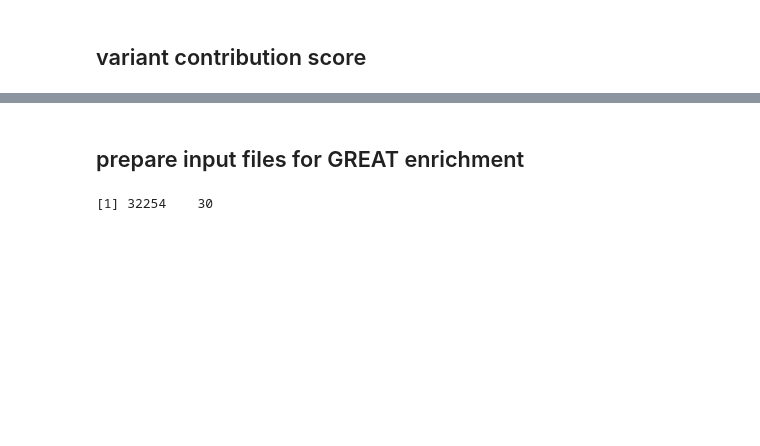
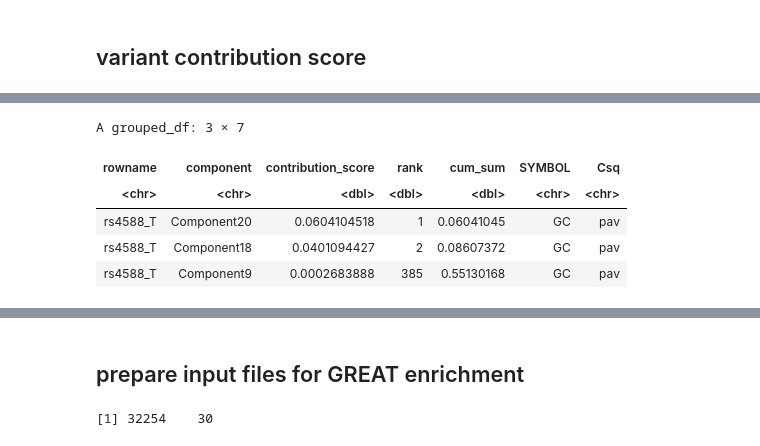
Before and after one commit to rivas-lab/biobank-methods-dev, a Jupyter notebook: notebook/20210422_SRRR/Biomarkers_rank35/1_loading_plots.ipynb, the cells around one changed output, grey strips where cells are left out. Drawn from its saved outputs; the diff is of its cells as text; code cells hidden in the pictures; blank space fills up the shorter version.

```diff
--- a/notebook/20210422_SRRR/Biomarkers_rank35/1_loading_plots.ipynb
+++ b/notebook/20210422_SRRR/Biomarkers_rank35/1_loading_plots.ipynb
@@ -139,0 +244,15 @@ ggsave('var_contribution_cumsum.pdf', p_var_contribution_cumsum, width=24, heigh
+# %%
+var_contribution_df %>%
+filter(component %in% c('Component9', 'Component18', 'Component20')) %>%
+filter(rowname == 'rs4588_T') %>%
+left_join(
+    var_annot_df %>% select(SYMBOL, ID_ALT, Csq),
+    by=c('rowname'='ID_ALT')
+)
+# %% [output]
+A grouped_df: 3 × 7
+| rowname | component | contribution_score | rank | cum_sum | SYMBOL | Csq |
+| <chr> | <chr> | <dbl> | <dbl> | <dbl> | <chr> | <chr> |
+| rs4588_T | Component20 | 0.0604104518 | 1 | 0.06041045 | GC | pav |
+| rs4588_T | Component18 | 0.0401094427 | 2 | 0.08607372 | GC | pav |
+| rs4588_T | Component9 | 0.0002683888 | 385 | 0.55130168 | GC | pav |
```
Also changed, not shown: parts of 10 cells of this notebook, 1 other file.
